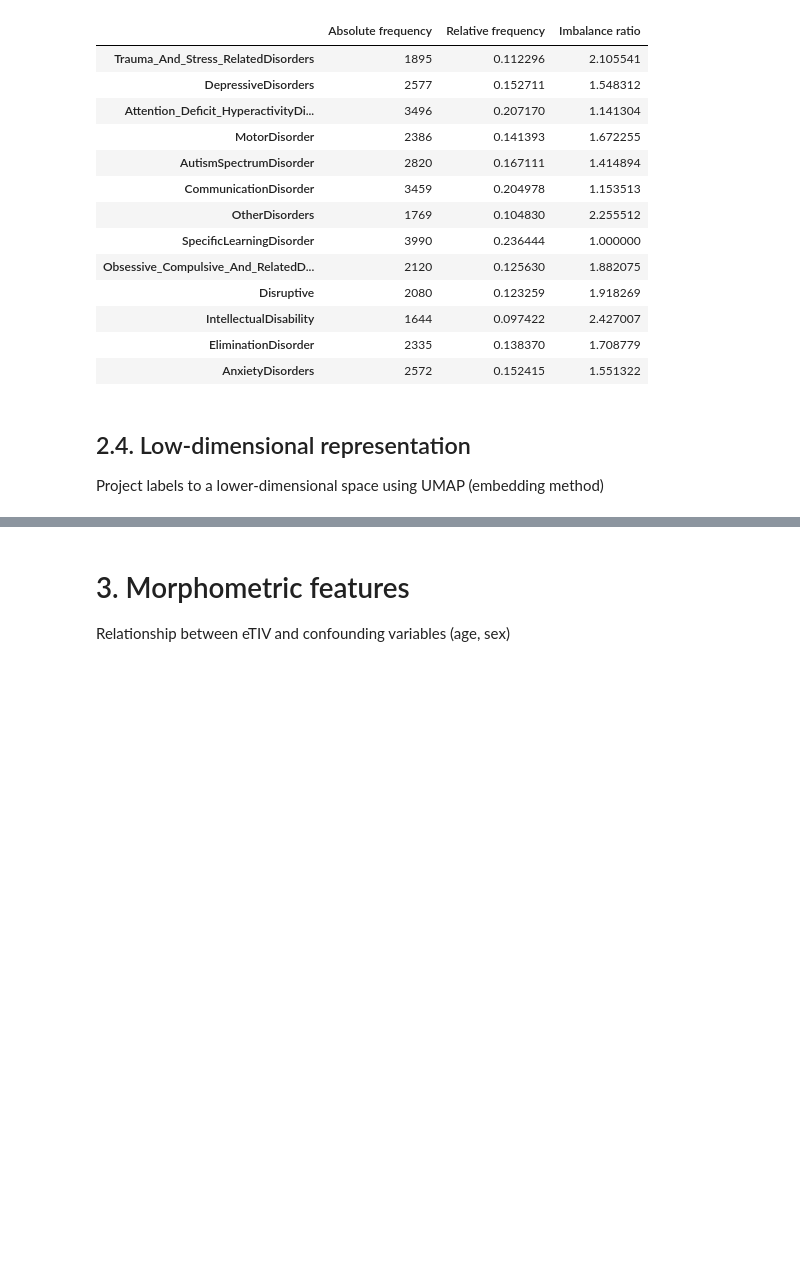
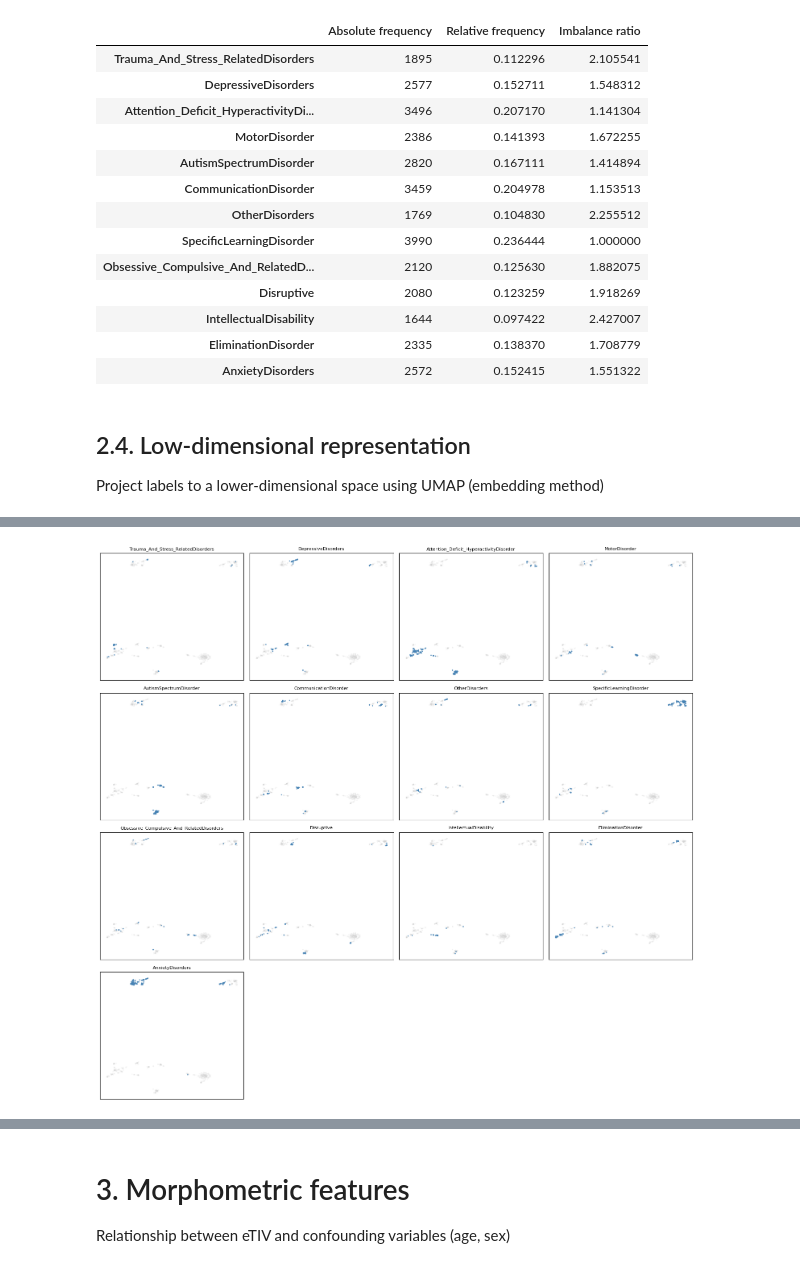
Before and after one commit to damian-jazz/comorbidity_prediction, a Jupyter notebook: data_inspection.ipynb, the cells around one changed output, grey strips where cells are left out. Saved outputs shown, nothing was run; the diff lists cells and outputs as text; code cells hidden in the pictures; blank space fills up the shorter version.

```diff
--- a/data_inspection.ipynb
+++ b/data_inspection.ipynb
@@ -218,0 +231,4 @@ plot_umap_combined(X, Y, 'morphometric_dataset')
+# %%
+plot_umap_cluster(Y_under, 'undersampled')
+# %% [output]
+[figure, added]
```
Also changed, not shown: parts of 6 cells of this notebook, 1 other file.
